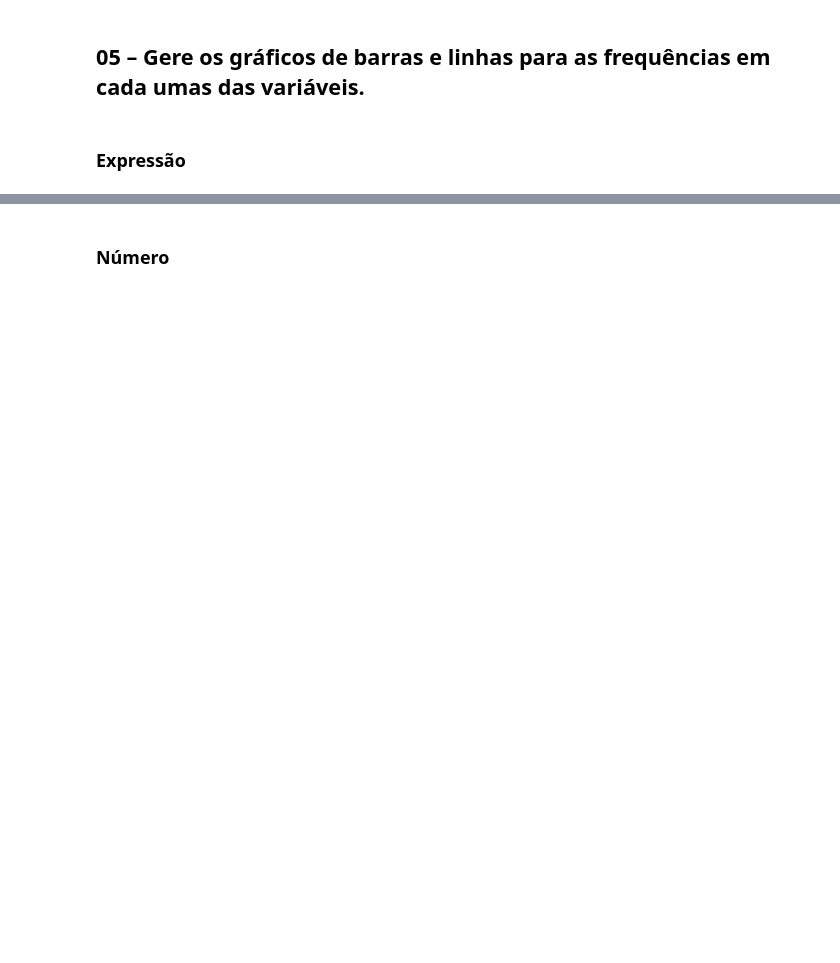
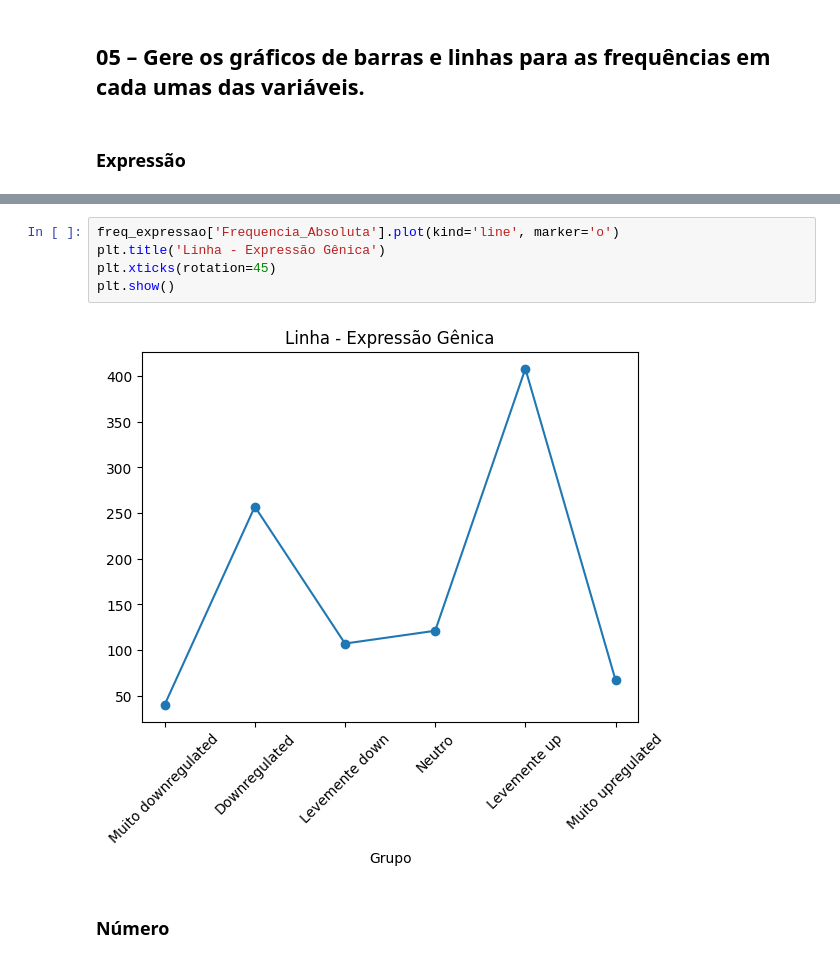
Before and after one commit to camss36/Python_basico_Camilla_Maia, a Jupyter notebook: Minhas_Respostas/14_VariaveisQuantitativas.ipynb, the cells around one changed output, grey strips where cells are left out. Drawn from its saved outputs; the diff is of its cells as text; blank space fills up the shorter version.

```diff
--- a/Minhas_Respostas/14_VariaveisQuantitativas.ipynb
+++ b/Minhas_Respostas/14_VariaveisQuantitativas.ipynb
@@ -98,2 +140,9 @@ def tabela_frequencia(serie):
+# %%
+freq_expressao['Frequencia_Absoluta'].plot(kind='line', marker='o')
+plt.title('Linha - Expressão Gênica')
+plt.xticks(rotation=45)
+plt.show()
+# %% [output]
+[figure, added]
 # %% [markdown]
 ### Número
```
Also changed, not shown: parts of 15 cells of this notebook, 5 other files.
